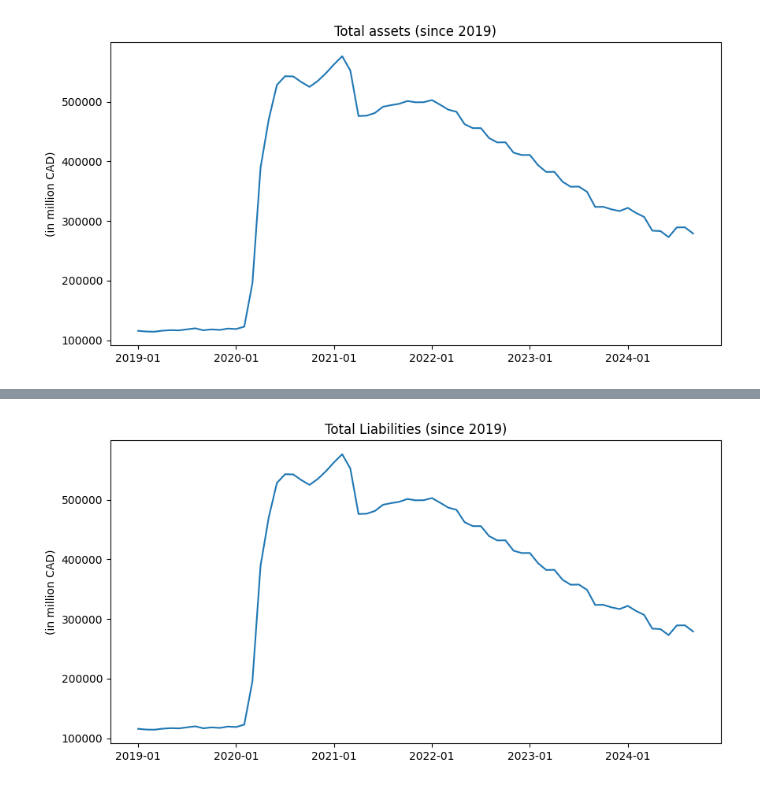
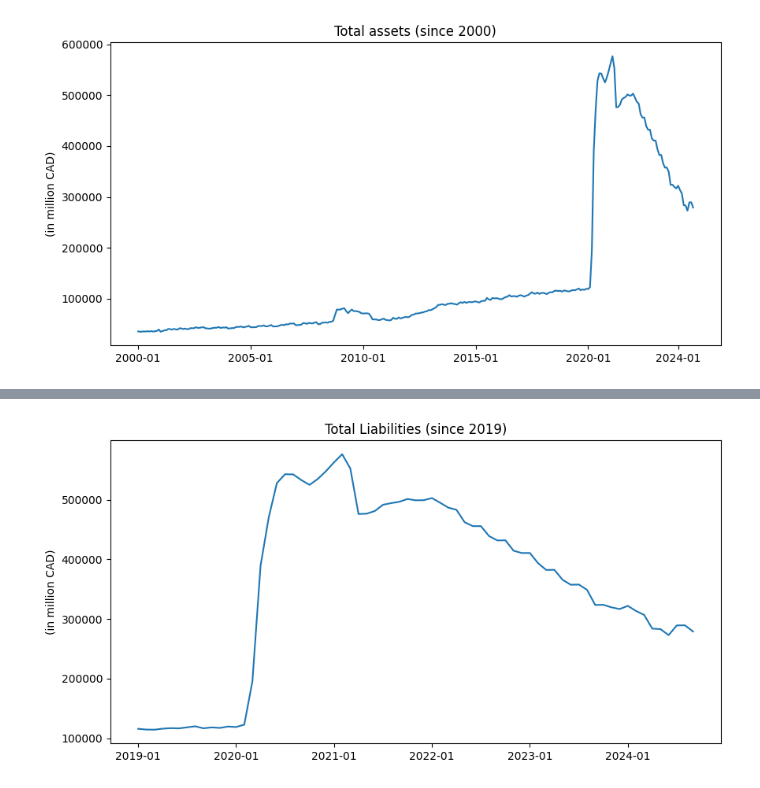
Before and after one commit to vanshuwjoshi/Bank-of-Canada-Assets-and-Liabilities, a Jupyter notebook: data_reporting.ipynb, the cells around one changed output, grey strips where cells are left out. Saved outputs shown, nothing was run; the diff lists cells and outputs as text; code cells hidden in the pictures.

Commit message:
Visualized the pre-COVID and during COVID data

```diff
--- a/data_reporting.ipynb
+++ b/data_reporting.ipynb
@@ -11,17 +11,14 @@ data = pd.read_csv("data/cleaned_data.csv")
 # %%
 plt.figure(figsize=(10, 5))
 sns.lineplot(
-    data=data[
-        (data["Assets and liabilities"] == "Total assets")
-        & (data["REF_DATE"] >= "2019-01")
-    ],
+    data=data[(data["Assets and liabilities"] == "Total assets")],
     x="REF_DATE",
     y="VALUE",
 )
-plt.xticks(["2019-01", "2020-01", "2021-01", "2022-01", "2023-01", "2024-01"])
+plt.xticks(['2000-01', '2005-01', '2010-01', '2015-01', '2020-01', '2024-01'])
 plt.xlabel("")
 plt.ylabel("(in million CAD)")
-plt.title("Total assets (since 2019)")
+plt.title("Total assets (since 2000)")
 plt.show()
 # %% [output]
-[figure, old version]
+[figure, new version]
```
Also changed, not shown: parts of 15 cells of this notebook.
